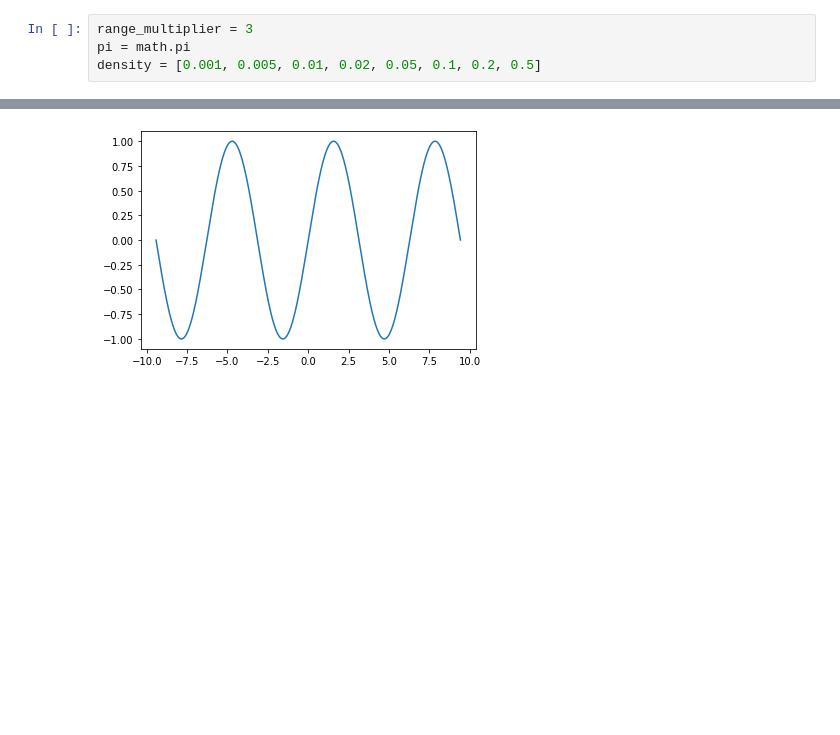
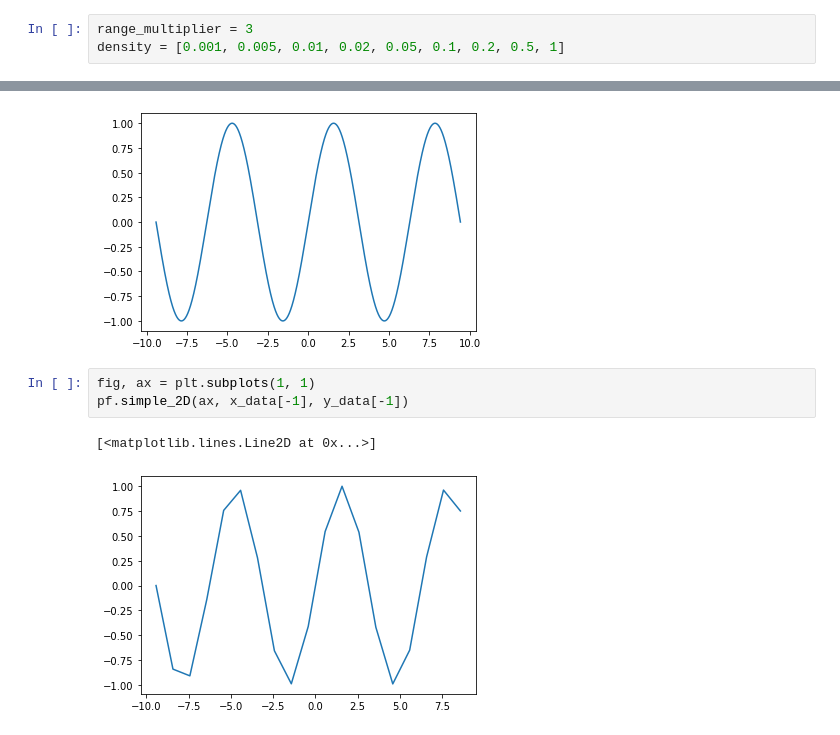
Before and after one commit to fliptrail/btp, a Jupyter notebook: dataset.ipynb, the cells around one changed output, grey strips where cells are left out. Drawn from its saved outputs; the diff is of its cells as text; blank space fills up the shorter version.

Commit message:
update density

```diff
--- a/dataset.ipynb
+++ b/dataset.ipynb
@@ -17,7 +14,6 @@ The autoreload extension is already loaded. To reload it, use:
 # %%
 range_multiplier = 3
-pi = math.pi
-density = [0.001, 0.005, 0.01, 0.02, 0.05, 0.1, 0.2, 0.5]
+density = [0.001, 0.005, 0.01, 0.02, 0.05, 0.1, 0.2, 0.5, 1]
 # %%
 lower_bound = -1*range_multiplier*pi
 upper_bound = range_multiplier*pi
@@ -33,3 +29,9 @@ pf.simple_2D(ax, x_data[0], y_data[0])
 # %% [output]
 [<matplotlib.lines.Line2D at 0x...>]
 [figure]
+# %%
+fig, ax = plt.subplots(1, 1)
+pf.simple_2D(ax, x_data[-1], y_data[-1])
+# %% [output]
+[<matplotlib.lines.Line2D at 0x...>]
+[figure, added]
```
Also changed, not shown: parts of 2 cells of this notebook, 1 other file.
